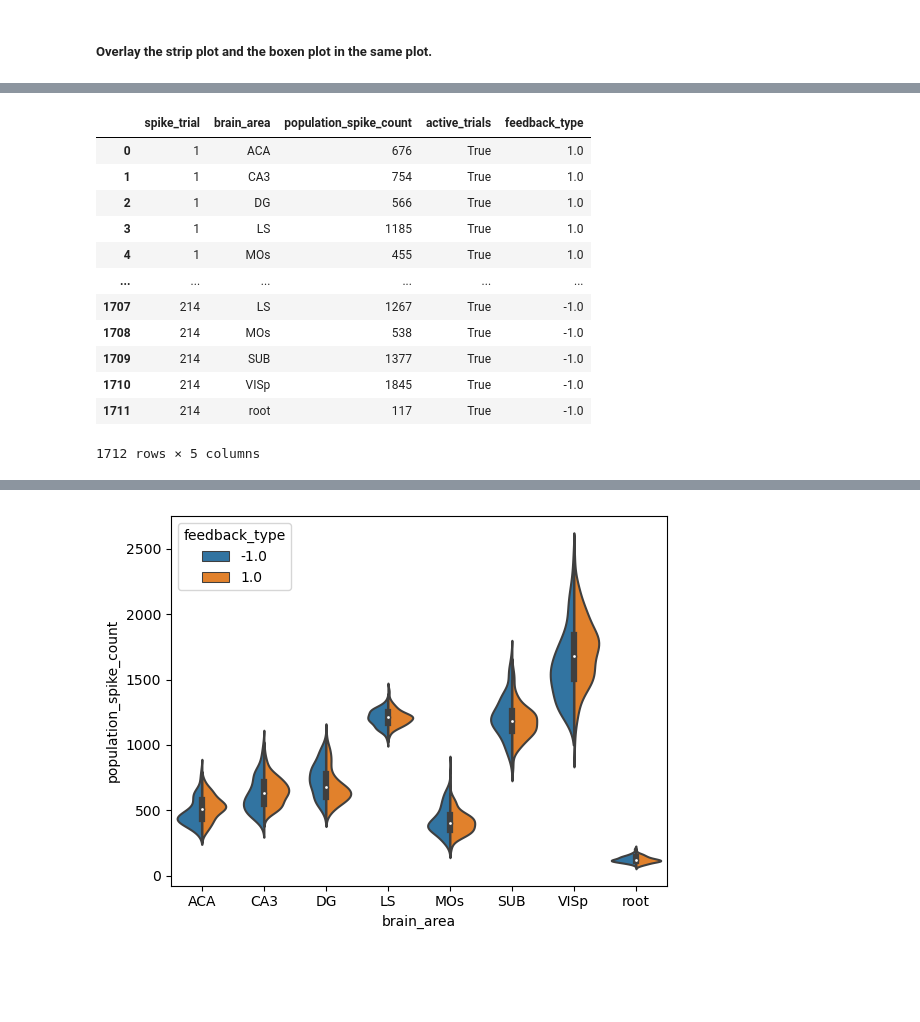
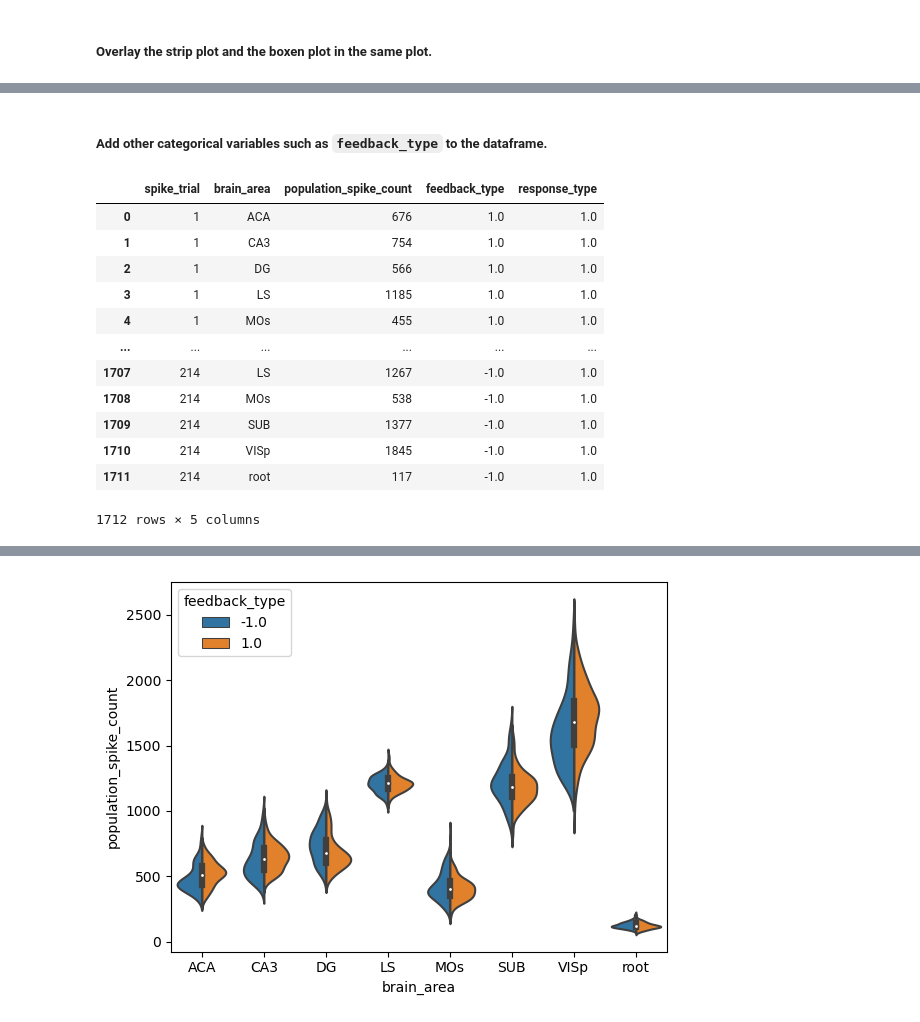
Before and after one commit to ibehave-ibots/iBOTS-Tools, a Jupyter notebook: workshops/python-workshop-1/exercises/mo/2.spike_count.ipynb, the cells around one changed output, grey strips where cells are left out. Drawn from its saved outputs; the diff is of its cells as text; code cells hidden in the pictures; blank space fills up the shorter version.

```diff
--- a/workshops/python-workshop-1/exercises/mo/2.spike_count.ipynb
+++ b/workshops/python-workshop-1/exercises/mo/2.spike_count.ipynb
@@ -162,11 +167,0 @@ dd.groupby(["spike_trial", "spike_cell"]).apply(len).reset_index(name="spike_cou
-# %%
-dset = xr.load_dataset("../../data/steinmetz_2016-12-14_Cori.nc")
-
-cols = ['spike_trial', 'spike_cell', 'spike_time']
-spike_times_df = dset[cols].to_dataframe().reset_index()
-
-brain_region_df = dset["brain_area"].to_dataframe().reset_index()
-brain_region_df = brain_region_df.rename(columns={"cell": "spike_cell"})
-
-df = pd.merge(spike_times_df, brain_region_df)
-df
@@ -211,21 +281,22 @@ ax = sns.boxenplot(data=pop_spike_count_df, x="brain_area", y="population_spike_
+# %% [markdown]
+##### Add other categorical variables such as `feedback_type` to the dataframe.
 # %%
-cols = ["active_trials", "feedback_type"]
-active_trials_df = dset[cols].to_dataframe().reset_index()
-active_trials_df = active_trials_df.rename(columns={"trial": "spike_trial"})
-pop_spike_count_df = pop_spike_count_df.merge(active_trials_df)
-pop_spike_count_df = pop_spike_count_df[pop_spike_count_df.active_trials]
+cols = ["feedback_type", "response_type"]
+feedback_df = dset[cols].to_dataframe().reset_index()
+feedback_df = feedback_df.rename(columns={"trial": "spike_trial"})
+pop_spike_count_df = pop_spike_count_df.merge(feedback_df)
 pop_spike_count_df
 # %% [output]
-|  | spike_trial | brain_area | population_spike_count | active_trials | feedback_type |
-| 0 | 1 | ACA | 676 | True | 1.0 |
-| 1 | 1 | CA3 | 754 | True | 1.0 |
-| 2 | 1 | DG | 566 | True | 1.0 |
-| 3 | 1 | LS | 1185 | True | 1.0 |
-| 4 | 1 | MOs | 455 | True | 1.0 |
+|  | spike_trial | brain_area | population_spike_count | feedback_type | response_type |
+| 0 | 1 | ACA | 676 | 1.0 | 1.0 |
+| 1 | 1 | CA3 | 754 | 1.0 | 1.0 |
+| 2 | 1 | DG | 566 | 1.0 | 1.0 |
+| 3 | 1 | LS | 1185 | 1.0 | 1.0 |
+| 4 | 1 | MOs | 455 | 1.0 | 1.0 |
 | ... | ... | ... | ... | ... | ... |
-| 1707 | 214 | LS | 1267 | True | -1.0 |
-| 1708 | 214 | MOs | 538 | True | -1.0 |
-| 1709 | 214 | SUB | 1377 | True | -1.0 |
-| 1710 | 214 | VISp | 1845 | True | -1.0 |
-| 1711 | 214 | root | 117 | True | -1.0 |
+| 1707 | 214 | LS | 1267 | -1.0 | 1.0 |
+| 1708 | 214 | MOs | 538 | -1.0 | 1.0 |
+| 1709 | 214 | SUB | 1377 | -1.0 | 1.0 |
+| 1710 | 214 | VISp | 1845 | -1.0 | 1.0 |
+| 1711 | 214 | root | 117 | -1.0 | 1.0 |
 1712 rows × 5 columns
```
Also changed, not shown: parts of 36 cells of this notebook.
